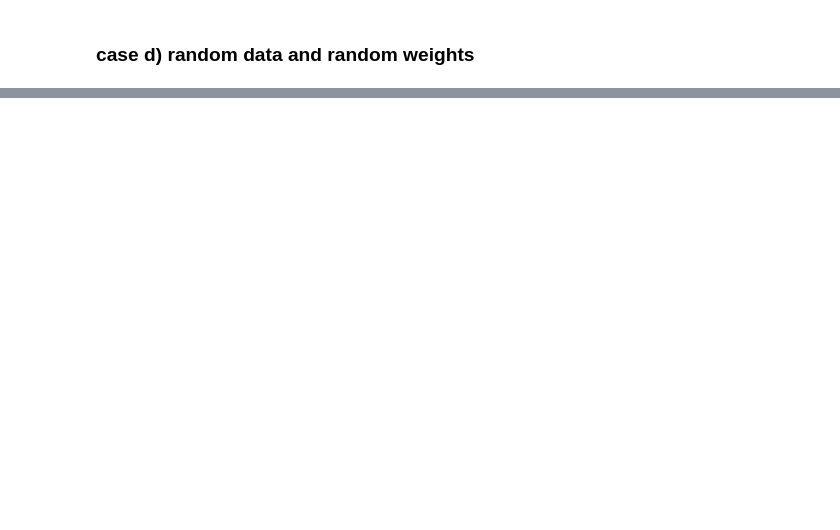
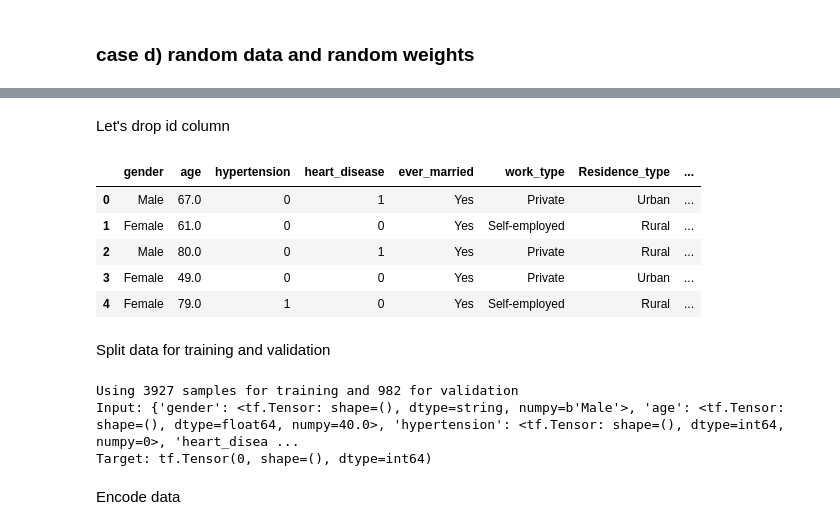
Before and after one commit to pajelonek/deep_learning_lab, a Jupyter notebook: lab1/Lab1.ipynb, the cells around one changed output, grey strips where cells are left out. Drawn from its saved outputs; the diff is of its cells as text; code cells hidden in the pictures; blank space fills up the shorter version.

```diff
--- a/lab1/Lab1.ipynb
+++ b/lab1/Lab1.ipynb
@@ -848,0 +861,12 @@ _________________________________________________________________
+# %% [markdown]
+Let's drop id column
+# %%
+stroke_df.drop('id', inplace=True, axis=1)
+stroke_df.head()
+# %% [output]
+|  | gender | age | hypertension | heart_disease | ever_married | work_type | Residence_type | ... |
+| 0 | Male | 67.0 | 0 | 1 | Yes | Private | Urban | ... |
+| 1 | Female | 61.0 | 0 | 0 | Yes | Self-employed | Rural | ... |
+| 2 | Male | 80.0 | 0 | 1 | Yes | Private | Rural | ... |
+| 3 | Female | 49.0 | 0 | 0 | Yes | Private | Urban | ... |
+| 4 | Female | 79.0 | 1 | 0 | Yes | Self-employed | Rural | ... |
@@ -848,0 +875,30 @@ _________________________________________________________________
+# %% [markdown]
+Split data for training and validation
+# %%
+val_dataframe = stroke_df.sample(frac=0.2, random_state=1337)
+train_dataframe = stroke_df.drop(val_dataframe.index)
+
+print( "Using %d samples for training and %d for validation"% (len(train_dataframe), len(val_dataframe)))
+
+def dataframe_to_dataset(dataframe):
+    dataframe = dataframe.copy()
+    labels = dataframe.pop("stroke")
+    ds = tf.data.Dataset.from_tensor_slices((dict(dataframe), labels))
+    ds = ds.shuffle(buffer_size=len(dataframe))
+    return ds
+
+
+train_ds = dataframe_to_dataset(train_dataframe)
+val_ds = dataframe_to_dataset(val_dataframe)
+for x, y in train_ds.take(1):
+    print("Input:", x)
+    print("Target:", y)
+
+train_ds = train_ds.batch(32)
+val_ds = val_ds.batch(32)
+# %% [output]
+Using 3927 samples for training and 982 for validation
+Input: {'gender': <tf.Tensor: shape=(), dtype=string, numpy=b'Male'>, 'age': <tf.Tensor: shape=(), dtype=float64, numpy=40.0>, 'hypertension': <tf.Tensor: shape=(), dtype=int64, numpy=0>, 'heart_disea ...
+Target: tf.Tensor(0, shape=(), dtype=int64)
+# %% [markdown]
+Encode data
```
Also changed, not shown: parts of 23 cells of this notebook.
